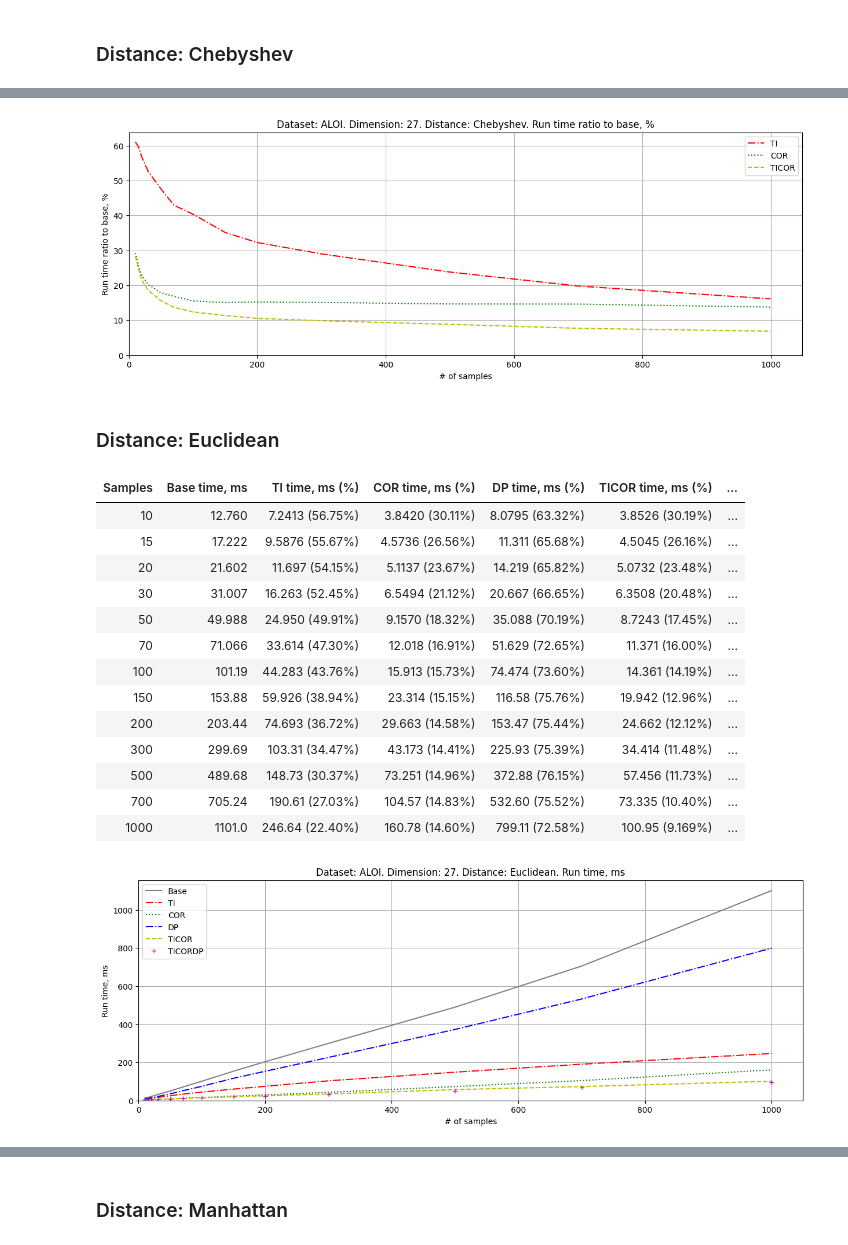
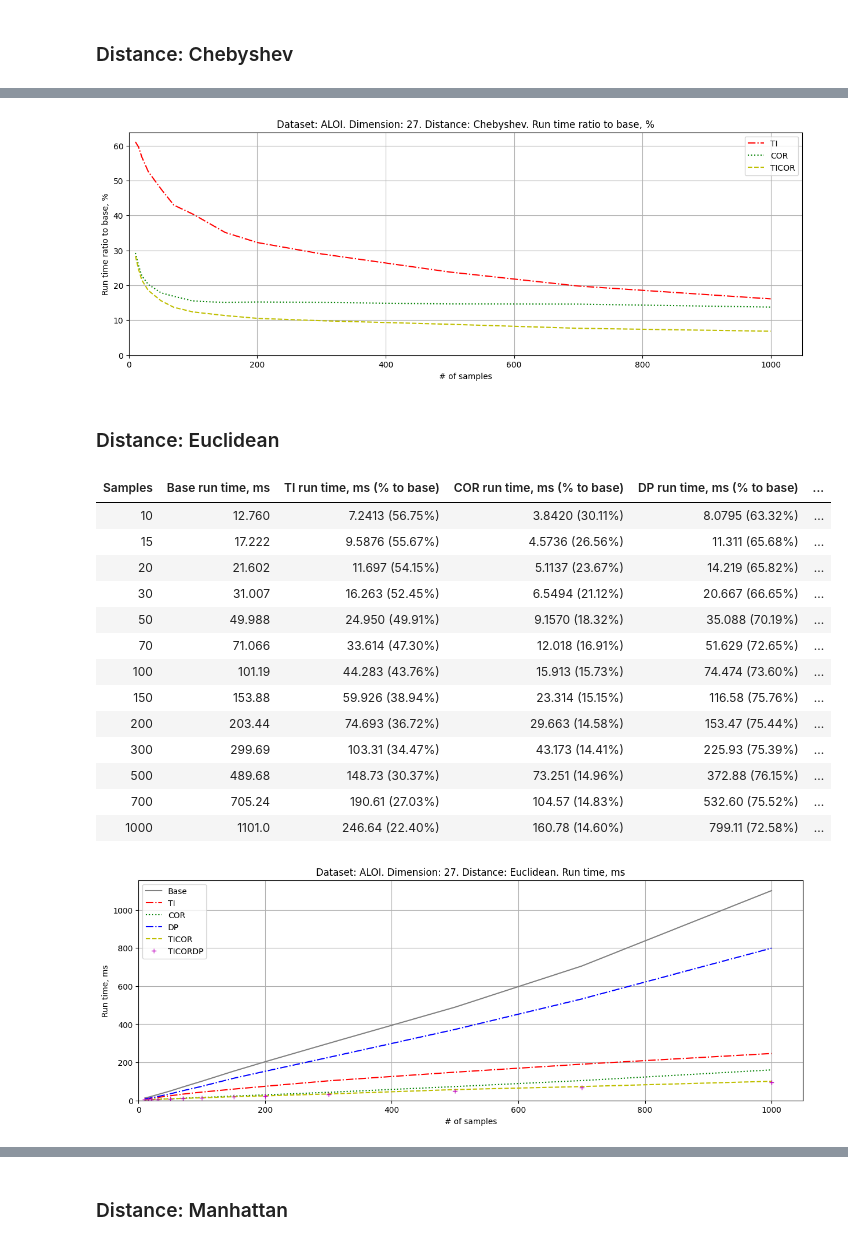
Before and after one commit to alex-korotkiy/outliertechniques, a Jupyter notebook: Results/normal.ipynb, the cells around one changed output, grey strips where cells are left out. Saved outputs shown, nothing was run; the diff lists cells and outputs as text; code cells hidden in the pictures.

```diff
--- a/Results/normal.ipynb
+++ b/Results/normal.ipynb
@@ -39,7 +39,7 @@ def format_time_and_percent(time, percent):
 def displayDataSetTable(fileName):
     df = pd.read_csv(folder + '/' + fileName)
 
-    cols = ['Samples', 'Base time, ms']
+    cols = ['Samples', 'Base run time, ms']
     rename_cols = {}
 
     df[cols[1]] = df.apply(lambda r: format_base_time(r['Base_RunTime_Avg']), axis=1)
@@ -51,7 +51,7 @@ def displayDataSetTable(fileName):
         if col_name_avg in df.columns and col_name_percent in df.columns:
             df[alg_name] = df.apply(lambda r: format_time_and_percent(r[col_name_avg], r[col_name_percent]), axis=1)
             cols.append(alg_name)
-            rename_cols[alg_name] = f"{alg_name} time, ms (%)"
+            rename_cols[alg_name] = f"{alg_name} run time, ms (% to base)"
 
 
     df_display = df[cols].copy().rename(columns=rename_cols)
@@ -128,33 +128,33 @@ Distance: Chebyshev
 | 10 | 18.647 | 11.390 (61.08%) | 5.4589 (29.28%) | 5.2943 (28.39%) |
 | 15 | 26.958 | 16.057 (59.56%) | 6.9193 (25.67%) | 6.6165 (24.54%) |
 | 20 | 35.470 | 20.130 (56.75%) | 8.0610 (22.73%) | 7.6280 (21.51%) |
 | 30 | 53.290 | 28.020 (52.58%) | 10.800 (20.27%) | 9.8842 (18.55%) |
 | 50 | 90.238 | 42.924 (47.57%) | 16.110 (17.85%) | 14.057 (15.58%) |
 | 70 | 131.44 | 56.459 (42.95%) | 22.155 (16.86%) | 18.000 (13.69%) |
 | 100 | 190.38 | 76.823 (40.35%) | 29.546 (15.52%) | 23.559 (12.37%) |
 | 150 | 291.48 | 102.39 (35.13%) | 43.963 (15.08%) | 33.082 (11.35%) |
 | 200 | 394.50 | 127.25 (32.26%) | 60.136 (15.24%) | 41.596 (10.54%) |
 | 300 | 593.69 | 172.15 (29.00%) | 89.664 (15.10%) | 58.542 (9.861%) |
 | 500 | 1010.0 | 240.39 (23.80%) | 148.18 (14.67%) | 89.330 (8.845%) |
 | 700 | 1520.9 | 301.15 (19.80%) | 222.43 (14.62%) | 117.12 (7.700%) |
 | 1000 | 2365.0 | 381.32 (16.12%) | 325.54 (13.76%) | 162.34 (6.864%) |
 [figure]
 [figure]
 Distance: Euclidean
-| Samples | Base time, ms | TI time, ms (%) | COR time, ms (%) | DP time, ms (%) | TICOR time, ms (%) | ... |
-| 10 | 12.760 | 7.2413 (56.75%) | 3.8420 (30.11%) | 8.0795 (63.32%) | 3.8526 (30.19%) | ... |
-| 15 | 17.222 | 9.5876 (55.67%) | 4.5736 (26.56%) | 11.311 (65.68%) | 4.5045 (26.16%) | ... |
-| 20 | 21.602 | 11.697 (54.15%) | 5.1137 (23.67%) | 14.219 (65.82%) | 5.0732 (23.48%) | ... |
-| 30 | 31.007 | 16.263 (52.45%) | 6.5494 (21.12%) | 20.667 (66.65%) | 6.3508 (20.48%) | ... |
-| 50 | 49.988 | 24.950 (49.91%) | 9.1570 (18.32%) | 35.088 (70.19%) | 8.7243 (17.45%) | ... |
-| 70 | 71.066 | 33.614 (47.30%) | 12.018 (16.91%) | 51.629 (72.65%) | 11.371 (16.00%) | ... |
-| 100 | 101.19 | 44.283 (43.76%) | 15.913 (15.73%) | 74.474 (73.60%) | 14.361 (14.19%) | ... |
-| 150 | 153.88 | 59.926 (38.94%) | 23.314 (15.15%) | 116.58 (75.76%) | 19.942 (12.96%) | ... |
-| 200 | 203.44 | 74.693 (36.72%) | 29.663 (14.58%) | 153.47 (75.44%) | 24.662 (12.12%) | ... |
-| 300 | 299.69 | 103.31 (34.47%) | 43.173 (14.41%) | 225.93 (75.39%) | 34.414 (11.48%) | ... |
-| 500 | 489.68 | 148.73 (30.37%) | 73.251 (14.96%) | 372.88 (76.15%) | 57.456 (11.73%) | ... |
-| 700 | 705.24 | 190.61 (27.03%) | 104.57 (14.83%) | 532.60 (75.52%) | 73.335 (10.40%) | ... |
-| 1000 | 1101.0 | 246.64 (22.40%) | 160.78 (14.60%) | 799.11 (72.58%) | 100.95 (9.169%) | ... |
+| Samples | Base run time, ms | TI run time, ms (% to base) | COR run time, ms (% to base) | DP run time, ms (% to base) | ... |
+| 10 | 12.760 | 7.2413 (56.75%) | 3.8420 (30.11%) | 8.0795 (63.32%) | ... |
+| 15 | 17.222 | 9.5876 (55.67%) | 4.5736 (26.56%) | 11.311 (65.68%) | ... |
+| 20 | 21.602 | 11.697 (54.15%) | 5.1137 (23.67%) | 14.219 (65.82%) | ... |
+| 30 | 31.007 | 16.263 (52.45%) | 6.5494 (21.12%) | 20.667 (66.65%) | ... |
+| 50 | 49.988 | 24.950 (49.91%) | 9.1570 (18.32%) | 35.088 (70.19%) | ... |
+| 70 | 71.066 | 33.614 (47.30%) | 12.018 (16.91%) | 51.629 (72.65%) | ... |
+| 100 | 101.19 | 44.283 (43.76%) | 15.913 (15.73%) | 74.474 (73.60%) | ... |
+| 150 | 153.88 | 59.926 (38.94%) | 23.314 (15.15%) | 116.58 (75.76%) | ... |
+| 200 | 203.44 | 74.693 (36.72%) | 29.663 (14.58%) | 153.47 (75.44%) | ... |
+| 300 | 299.69 | 103.31 (34.47%) | 43.173 (14.41%) | 225.93 (75.39%) | ... |
+| 500 | 489.68 | 148.73 (30.37%) | 73.251 (14.96%) | 372.88 (76.15%) | ... |
+| 700 | 705.24 | 190.61 (27.03%) | 104.57 (14.83%) | 532.60 (75.52%) | ... |
+| 1000 | 1101.0 | 246.64 (22.40%) | 160.78 (14.60%) | 799.11 (72.58%) | ... |
 [figure]
 [figure]
 Distance: Manhattan
```
Also changed, not shown: parts of 1 cell of this notebook, 1 other file.
